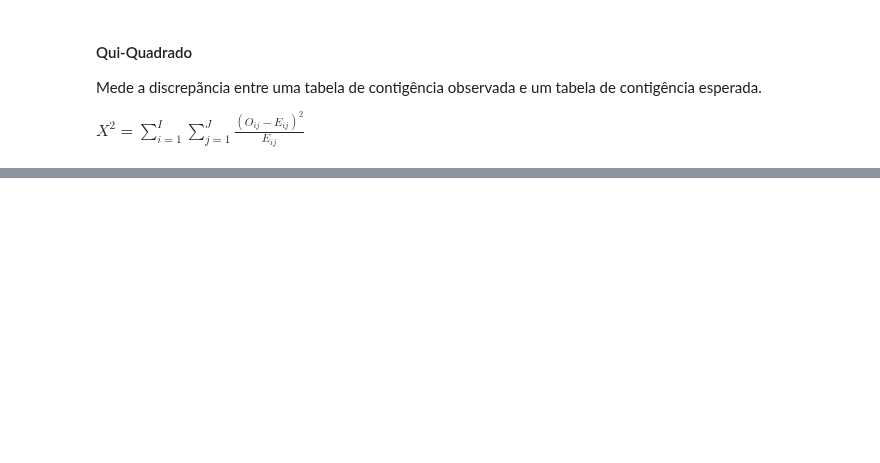
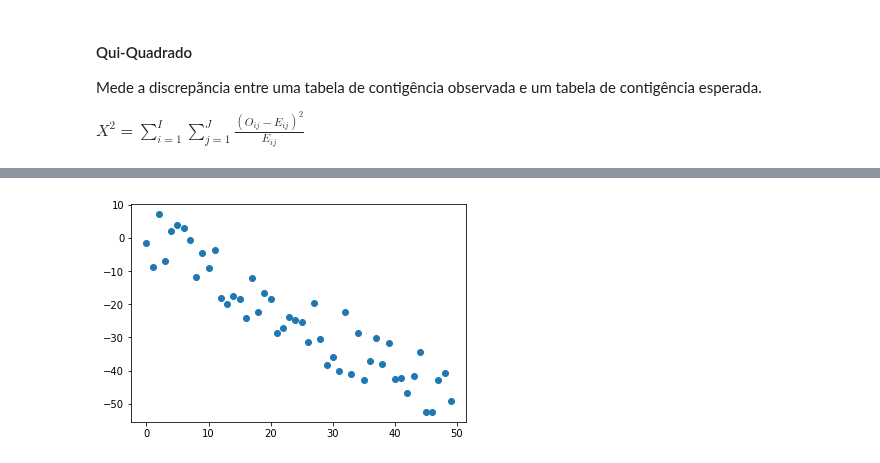
Before and after one commit to jvataidee/ManualdeAnalisedeDadosPython, a Jupyter notebook: cap3_estatistica_descritiva_bivariada.ipynb, the cells around one changed output, grey strips where cells are left out. Cells and saved outputs as stored; diff of their text form; code cells hidden in the pictures; blank space fills up the shorter version.

```diff
--- a/cap3_estatistica_descritiva_bivariada.ipynb
+++ b/cap3_estatistica_descritiva_bivariada.ipynb
@@ -97,0 +204,9 @@ $X^2 = \sum_{i=1}^I\sum_{j=1}^J\frac{(O_{ij} - E_{ij})^2}{E_{ij}}$
+# %%
+dado_3 = pd.DataFrame()
+dado_3["X"] = np.arange(50)
+delta = np.random.uniform(-10, 10, dado_3["X"].size)
+dado_3["Y"]= -dado_3["X"]  + delta
+
+plt.scatter(y = dado_3["Y"], x = dado_3["X"]);
+# %% [output]
+[figure, added]
```
Also changed, not shown: parts of 31 cells of this notebook.
